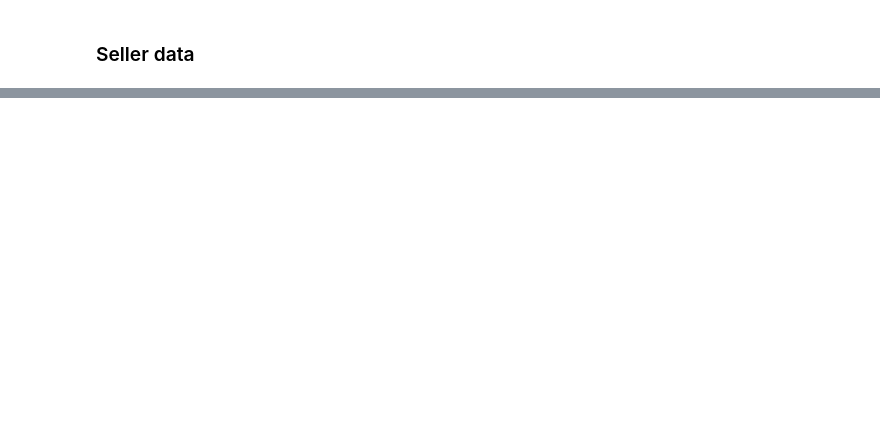
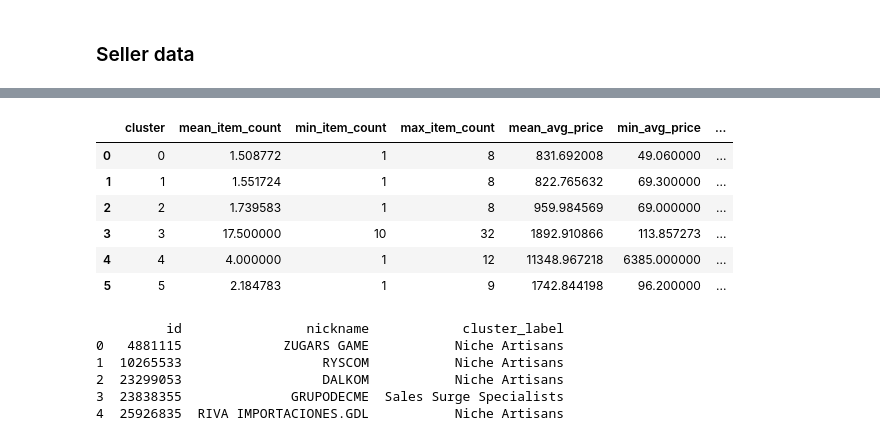
Before and after one commit to Escannor/MELI-Technical-Challenge, a Jupyter notebook: Clusterization/clusterization_analisis.ipynb, the cells around one changed output, grey strips where cells are left out. Cells and saved outputs as stored; diff of their text form; code cells hidden in the pictures; blank space fills up the shorter version.

```diff
--- a/Clusterization/clusterization_analisis.ipynb
+++ b/Clusterization/clusterization_analisis.ipynb
@@ -320,0 +378,52 @@ print(df_seller_final.head())
+# %%
+# Fit the KMeans model with the optimal number of clusters (e.g., 6)
+kmeans = KMeans(n_clusters=6, random_state=42)
+df_seller_final['cluster'] = kmeans.fit_predict(scaled_features)
+# %%
+# Group by the 'cluster' column and calculate metrics
+cluster_metrics = df_seller_final.groupby('cluster').agg({
+    'item_count': ['mean', 'min', 'max'],
+    'avg_price': ['mean', 'min', 'max'],
+    'avg_discount_percentage': ['mean', 'min', 'max'],
+    'avg_health': ['mean', 'min', 'max'],
+    'avg_item_age_days': ['mean', 'min', 'max']
+}).reset_index()
+
+# Rename columns for better clarity
+cluster_metrics.columns = ['cluster', 'mean_item_count', 'min_item_count', 'max_item_count',
+                           'mean_avg_price', 'min_avg_price', 'max_avg_price',
+                           'mean_avg_discount_percentage', 'min_avg_discount_percentage', 'max_avg_discount_percentage',
+                           'mean_avg_health', 'min_avg_health', 'max_avg_health',
+                           'mean_avg_item_age_days', 'min_avg_item_age_days', 'max_avg_item_age_days']
+
+# Display the metrics grouped by cluster
+cluster_metrics
+# %% [output]
+|  | cluster | mean_item_count | min_item_count | max_item_count | mean_avg_price | min_avg_price | ... |
+| 0 | 0 | 1.508772 | 1 | 8 | 831.692008 | 49.060000 | ... |
+| 1 | 1 | 1.551724 | 1 | 8 | 822.765632 | 69.300000 | ... |
+| 2 | 2 | 1.739583 | 1 | 8 | 959.984569 | 69.000000 | ... |
+| 3 | 3 | 17.500000 | 10 | 32 | 1892.910866 | 113.857273 | ... |
+| 4 | 4 | 4.000000 | 1 | 12 | 11348.967218 | 6385.000000 | ... |
+| 5 | 5 | 2.184783 | 1 | 9 | 1742.844198 | 96.200000 | ... |
+# %%
+# Map cluster labels to descriptive names
+cluster_mapping = {
+    0: 'Niche Artisans',
+    1: 'Seasoned Veterans',
+    2: 'Deal Dynamos',
+    3: 'Sales Surge Specialists',
+    4: 'Premium Pioneers',
+    5: 'Customer Experience Champions'
+}
+df_seller_final['cluster_label'] = df_seller_final['cluster'].map(cluster_mapping)
+
+# Display the first rows of the resulting DataFrame
+print(df_seller_final[['id', 'nickname', 'cluster_label']].head())
+# %% [output]
+         id                nickname            cluster_label
+0   4881115             ZUGARS GAME           Niche Artisans
+1  10265533                  RYSCOM           Niche Artisans
+2  23299053                  DALKOM           Niche Artisans
+3  23838355              GRUPODECME  Sales Surge Specialists
+4  25926835  RIVA IMPORTACIONES.GDL           Niche Artisans
```
Also changed, not shown: parts of 15 cells of this notebook, 8 other files.
